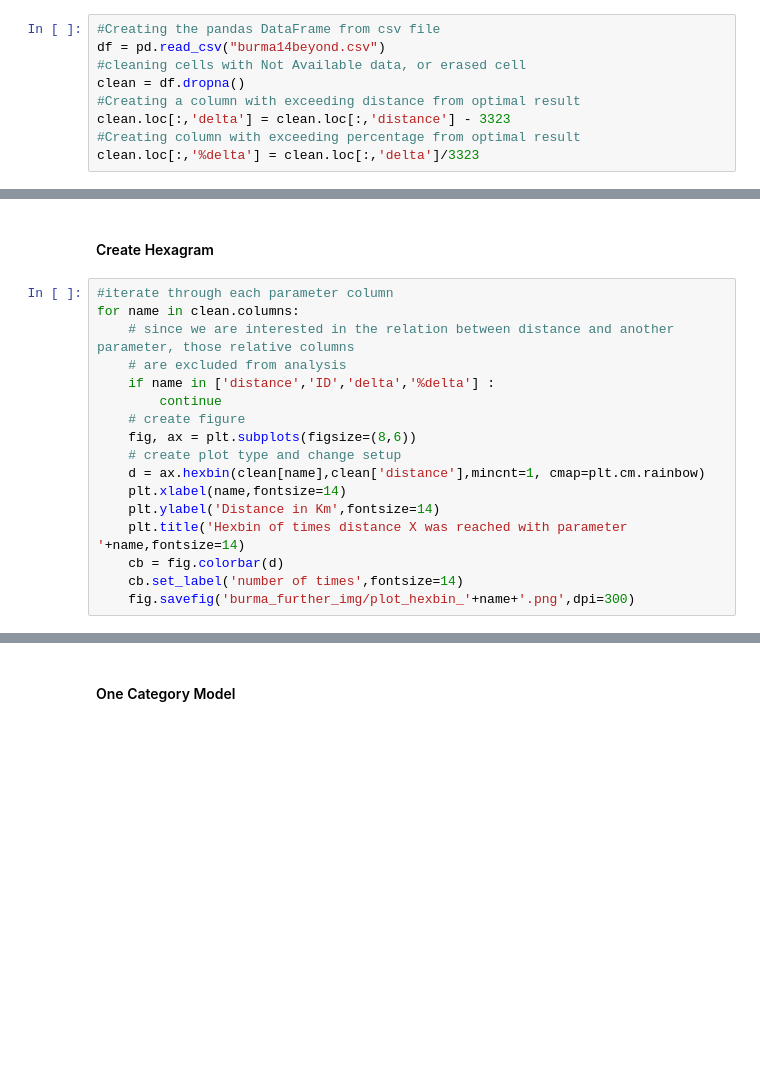
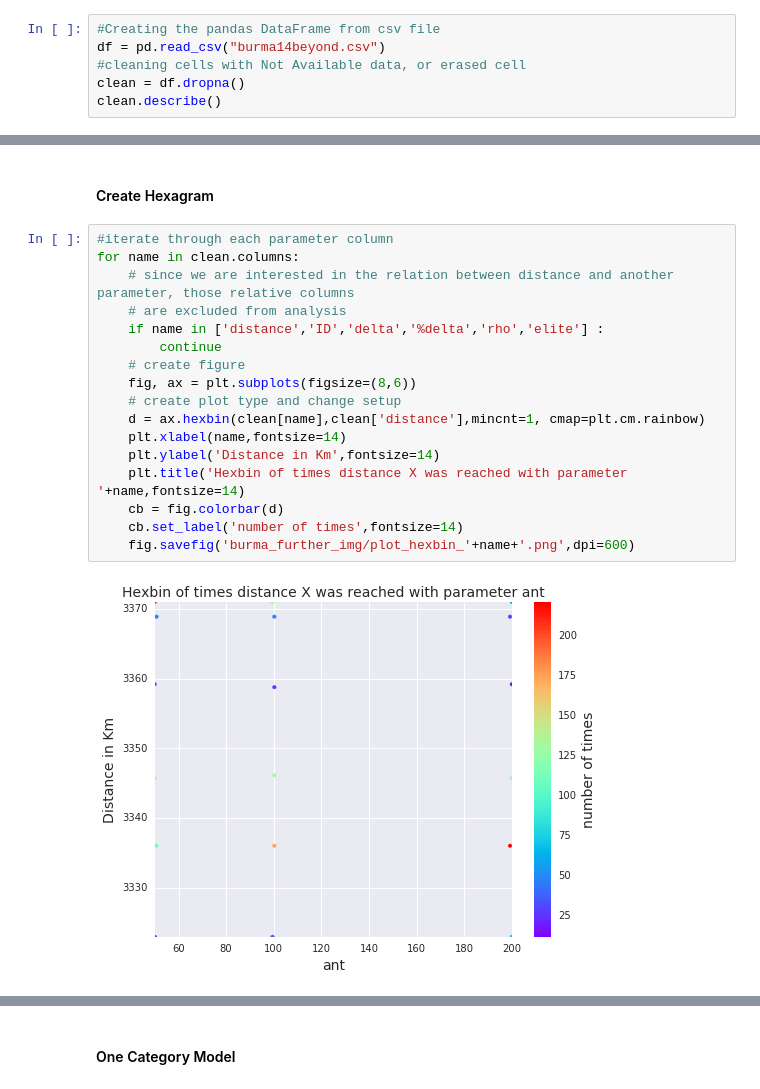
Before and after one commit to andresalesbarbosa/ACO, a Jupyter notebook: Structured Analysis.ipynb, the cells around one changed output, grey strips where cells are left out. Drawn from its saved outputs; the diff is of its cells as text; blank space fills up the shorter version.

```diff
--- a/Structured Analysis.ipynb
+++ b/Structured Analysis.ipynb
@@ -494,7 +521,4 @@ This new simulation is going to test the differences we found and our new belief
 df = pd.read_csv("burma14beyond.csv")
 #cleaning cells with Not Available data, or erased cell
 clean = df.dropna()
-#Creating a column with exceeding distance from optimal result
-clean.loc[:,'delta'] = clean.loc[:,'distance'] - 3323
-#Creating column with exceeding percentage from optimal result
-clean.loc[:,'%delta'] = clean.loc[:,'delta']/3323
+clean.describe()
@@ -503,17 +537,19 @@ clean.loc[:,'%delta'] = clean.loc[:,'delta']/3323
 # %%
 #iterate through each parameter column
 for name in clean.columns:
     # since we are interested in the relation between distance and another parameter, those relative columns
     # are excluded from analysis
-    if name in ['distance','ID','delta','%delta'] :
+    if name in ['distance','ID','delta','%delta','rho','elite'] :
         continue
     # create figure
     fig, ax = plt.subplots(figsize=(8,6))
     # create plot type and change setup
     d = ax.hexbin(clean[name],clean['distance'],mincnt=1, cmap=plt.cm.rainbow)
     plt.xlabel(name,fontsize=14)
     plt.ylabel('Distance in Km',fontsize=14)
     plt.title('Hexbin of times distance X was reached with parameter '+name,fontsize=14)
     cb = fig.colorbar(d)
     cb.set_label('number of times',fontsize=14)
-    fig.savefig('burma_further_img/plot_hexbin_'+name+'.png',dpi=300)
+    fig.savefig('burma_further_img/plot_hexbin_'+name+'.png',dpi=600)
+# %% [output]
+[figure, added]
```
Also changed, not shown: parts of 15 cells of this notebook, 11 other files.
